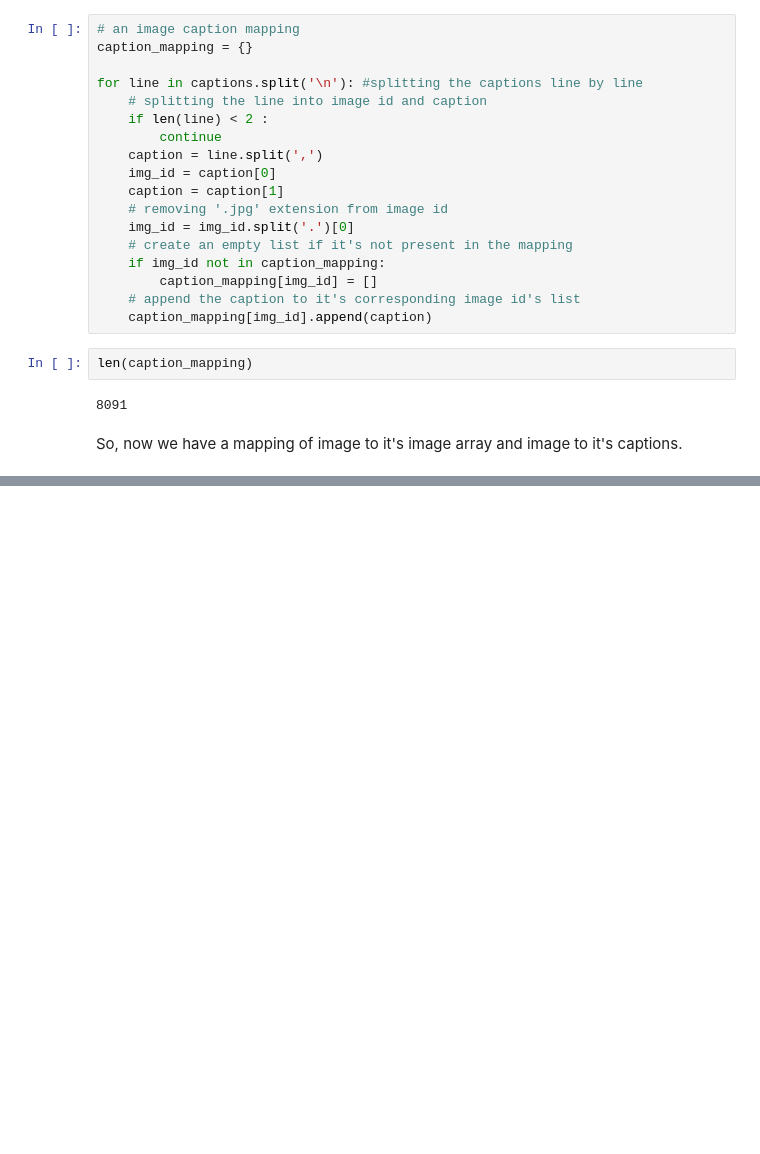
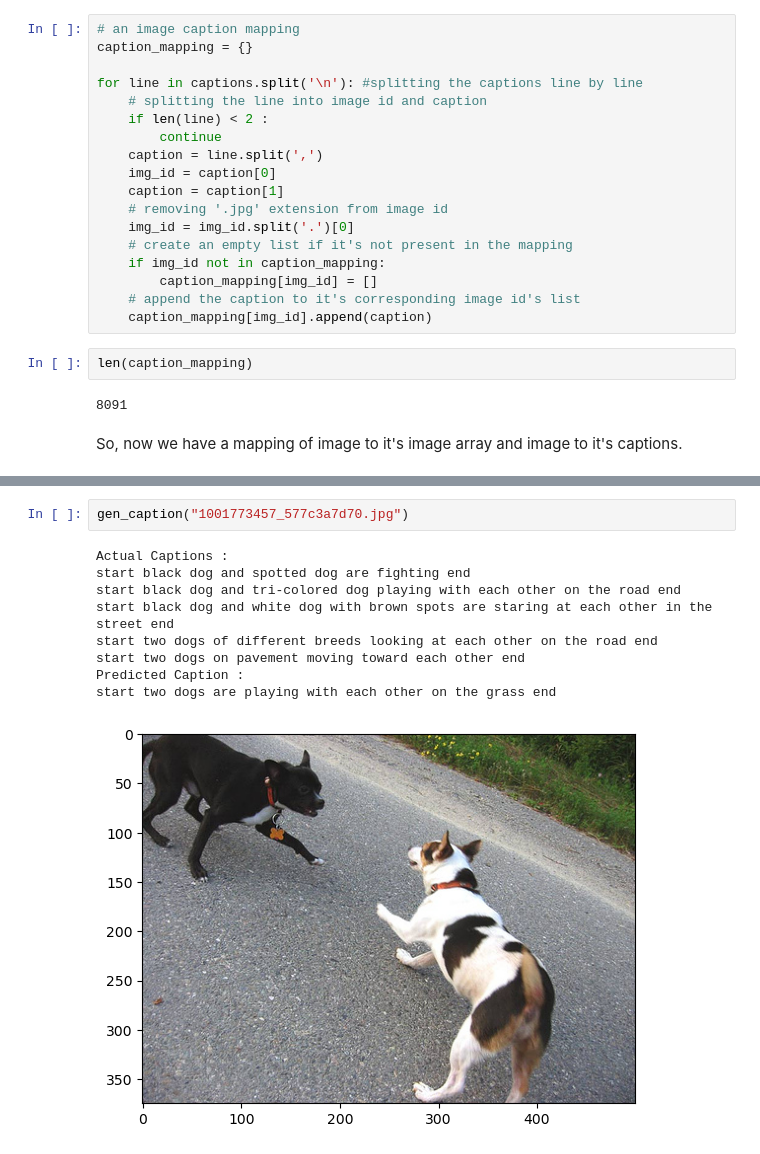
Before and after one commit to taru469/image-to-genzcaption, a Jupyter notebook: ImageCaptionGenerator.ipynb, the cells around one changed output, grey strips where cells are left out. Cells and saved outputs as stored; diff of their text form; blank space fills up the shorter version.

```diff
--- a/ImageCaptionGenerator.ipynb
+++ b/ImageCaptionGenerator.ipynb
@@ -106,0 +390,12 @@ So, now we have a mapping of image to it's image array and image to it's caption
+# %%
+gen_caption("1001773457_577c3a7d70.jpg")
+# %% [output]
+Actual Captions :
+start black dog and spotted dog are fighting end
+start black dog and tri-colored dog playing with each other on the road end
+start black dog and white dog with brown spots are staring at each other in the street end
+start two dogs of different breeds looking at each other on the road end
+start two dogs on pavement moving toward each other end
+Predicted Caption :
+start two dogs are playing with each other on the grass end
+[figure, added]
```
Also changed, not shown: parts of 38 cells of this notebook, 5 other files.
